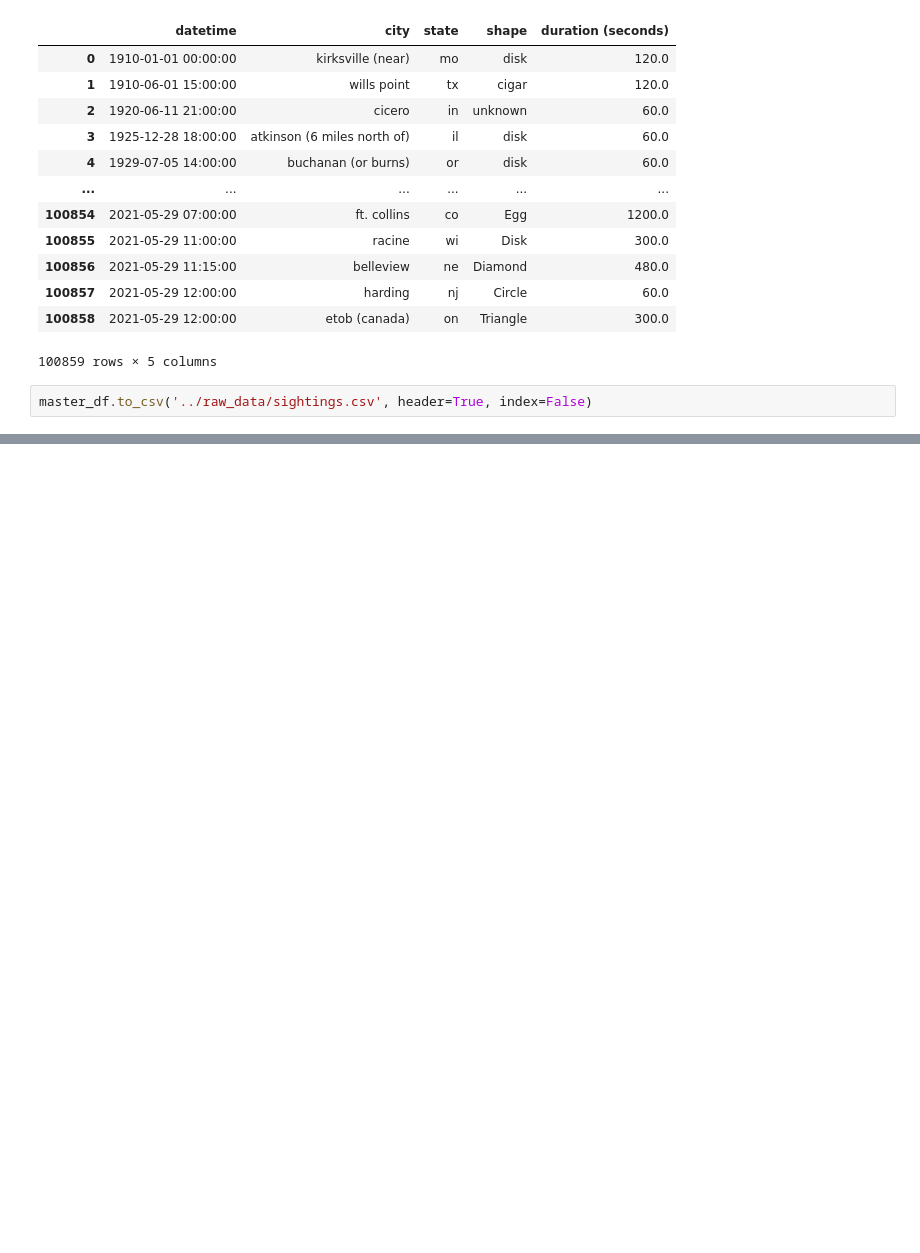
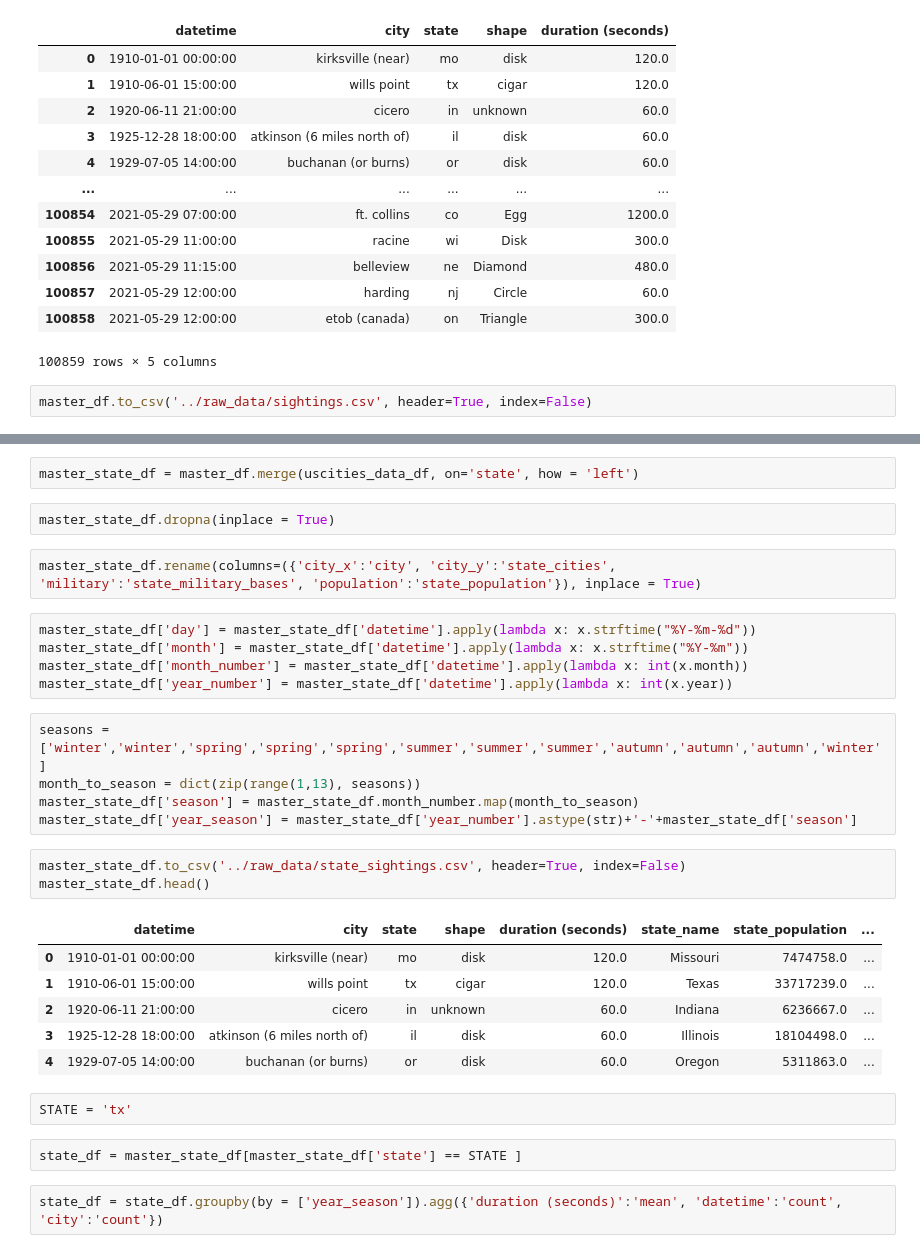
Before and after one commit to JPDZ67/alien, a Jupyter notebook: notebooks/master_data_notebook.ipynb, the cells around one changed output, grey strips where cells are left out. Drawn from its saved outputs; the diff is of its cells as text; blank space fills up the shorter version.

```diff
--- a/notebooks/master_data_notebook.ipynb
+++ b/notebooks/master_data_notebook.ipynb
@@ -228,0 +276,32 @@ You should consider upgrading via the '/home/verabrizola/.pyenv/versions/3.8.6/e
+# %%
+master_state_df = master_df.merge(uscities_data_df, on='state', how = 'left')
+# %%
+master_state_df.dropna(inplace = True)
+# %%
+master_state_df.rename(columns=({'city_x':'city', 'city_y':'state_cities', 'military':'state_military_bases', 'population':'state_population'}), inplace = True)
+# %%
+master_state_df['day'] = master_state_df['datetime'].apply(lambda x: x.strftime("%Y-%m-%d"))
+master_state_df['month'] = master_state_df['datetime'].apply(lambda x: x.strftime("%Y-%m"))
+master_state_df['month_number'] = master_state_df['datetime'].apply(lambda x: int(x.month))
+master_state_df['year_number'] = master_state_df['datetime'].apply(lambda x: int(x.year))
+# %%
+seasons = ['winter','winter','spring','spring','spring','summer','summer','summer','autumn','autumn','autumn','winter']
+month_to_season = dict(zip(range(1,13), seasons))
+master_state_df['season'] = master_state_df.month_number.map(month_to_season)
+master_state_df['year_season'] = master_state_df['year_number'].astype(str)+'-'+master_state_df['season']
+# %%
+master_state_df.to_csv('../raw_data/state_sightings.csv', header=True, index=False)
+master_state_df.head()
+# %% [output]
+|  | datetime | city | state | shape | duration (seconds) | state_name | state_population | ... |
+| 0 | 1910-01-01 00:00:00 | kirksville (near) | mo | disk | 120.0 | Missouri | 7474758.0 | ... |
+| 1 | 1910-06-01 15:00:00 | wills point | tx | cigar | 120.0 | Texas | 33717239.0 | ... |
+| 2 | 1920-06-11 21:00:00 | cicero | in | unknown | 60.0 | Indiana | 6236667.0 | ... |
+| 3 | 1925-12-28 18:00:00 | atkinson (6 miles north of) | il | disk | 60.0 | Illinois | 18104498.0 | ... |
+| 4 | 1929-07-05 14:00:00 | buchanan (or burns) | or | disk | 60.0 | Oregon | 5311863.0 | ... |
+# %%
+STATE = 'tx'
+# %%
+state_df = master_state_df[master_state_df['state'] == STATE ]
+# %%
+state_df = state_df.groupby(by = ['year_season']).agg({'duration (seconds)':'mean', 'datetime':'count', 'city':'count'})
```
Also changed, not shown: parts of 16 cells of this notebook.
